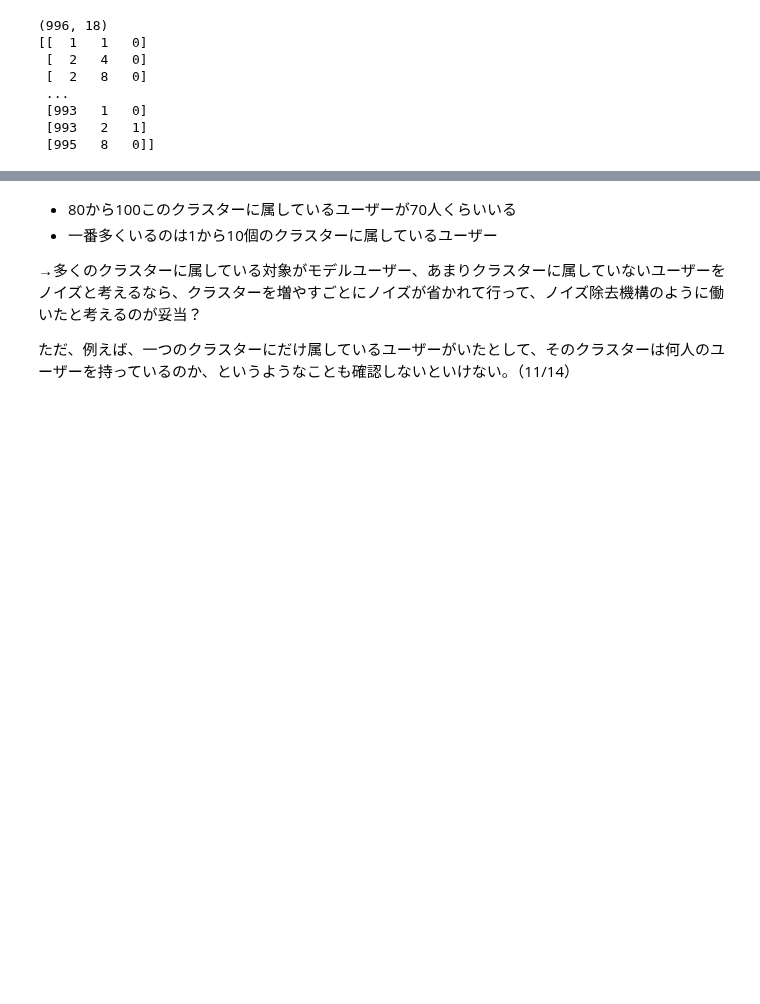
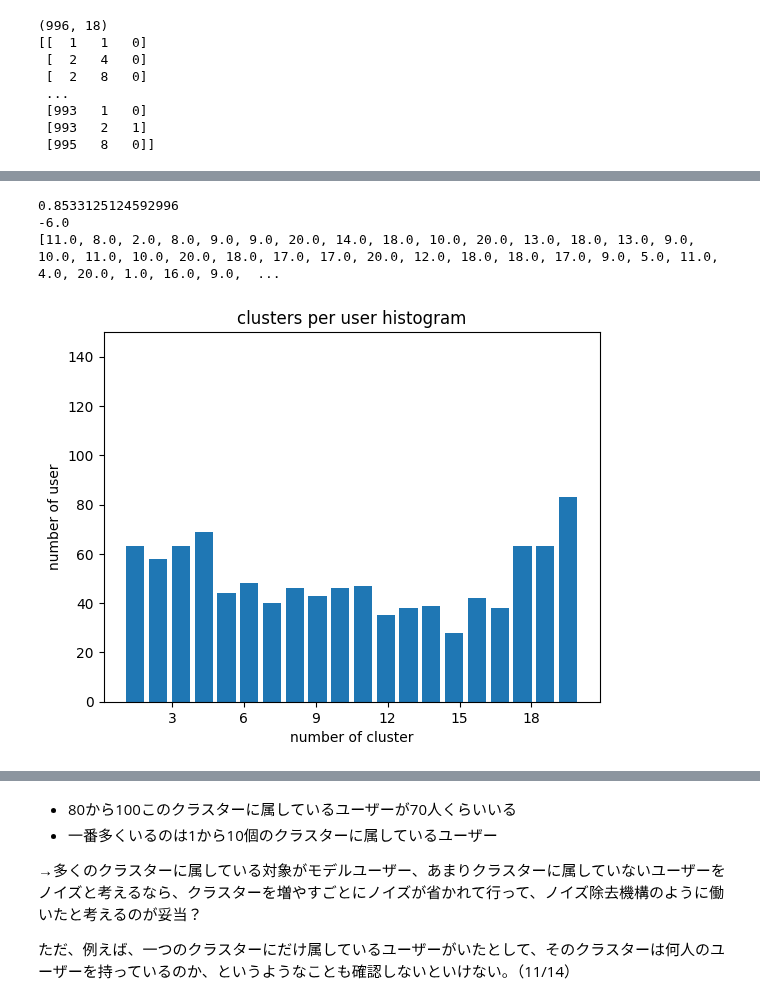
Before and after one commit to kimisuke0503/colab-research, a Jupyter notebook: needs_scan_panel/needs_RSCCMM_CF_cluster_membership.ipynb, the cells around one changed output, grey strips where cells are left out. Cells and saved outputs as stored; diff of their text form; code cells hidden in the pictures; blank space fills up the shorter version.

```diff
--- a/needs_scan_panel/needs_RSCCMM_CF_cluster_membership.ipynb
+++ b/needs_scan_panel/needs_RSCCMM_CF_cluster_membership.ipynb
@@ -133,3 +177,31 @@ auc_max, rough_u_max, every_cluster_objs_max, n_overlaps_max, w_max, output = RS
+# %%
+# 再現
+
+input = pd.read_csv(f'{name}.csv', header=None)
+input_auc = input.values[1, 0]
+input_delta = input.values[1, 1]
+input_n_clusters_per_user = list(map(float, input.values[1, 2].split(',')))
+
+print(input_auc)
+print(input_delta)
+print(input_n_clusters_per_user)
+
+fig = plt.figure()
+ax = fig.add_subplot(1,1,1)
+
+ax.hist(input_n_clusters_per_user, bins=C, rwidth=0.8)
+ax.set_ylim(0, 150)
+ax.xaxis.set_major_locator(MaxNLocator(integer=True))
+ax.set_title('clusters per user histogram')
+ax.set_xlabel('number of cluster')
+ax.set_ylabel('number of user')
+fig.show()
+plt.savefig(f"{name}.png", format="png", dpi=300)
+# %% [output]
+0.8533125124592996
+-6.0
+[11.0, 8.0, 2.0, 8.0, 9.0, 9.0, 20.0, 14.0, 18.0, 10.0, 20.0, 13.0, 18.0, 13.0, 9.0, 10.0, 11.0, 10.0, 20.0, 18.0, 17.0, 17.0, 20.0, 12.0, 18.0, 18.0, 17.0, 9.0, 5.0, 11.0, 4.0, 20.0, 1.0, 16.0, 9.0,  ...
+[figure, added]
 # %%
 n_clusters_per_obj = np.sum(rough_u_max, axis=0) # 各対象が、いくつのクラスターに属しているか
 
```
Also changed, not shown: parts of 5 cells of this notebook.
